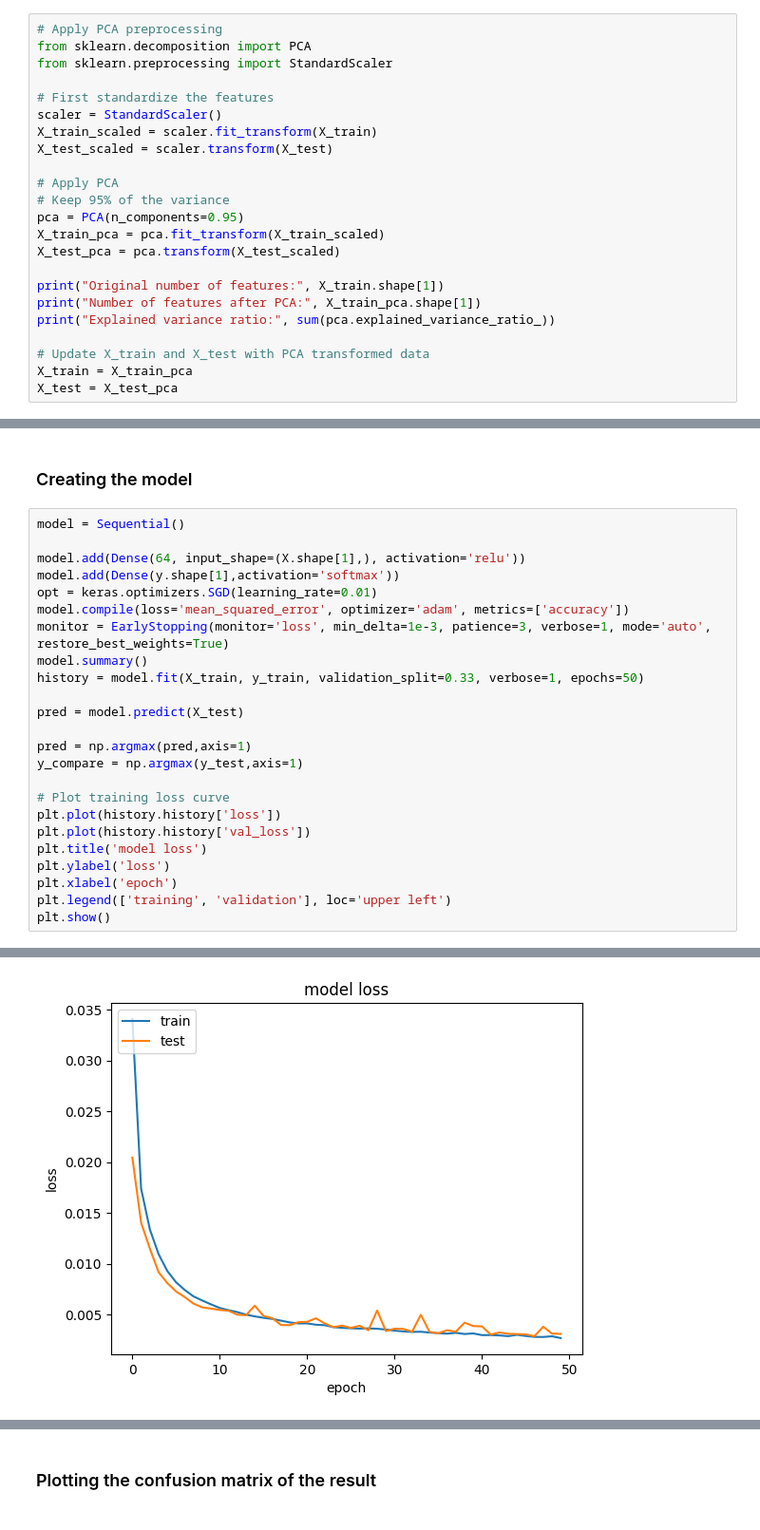
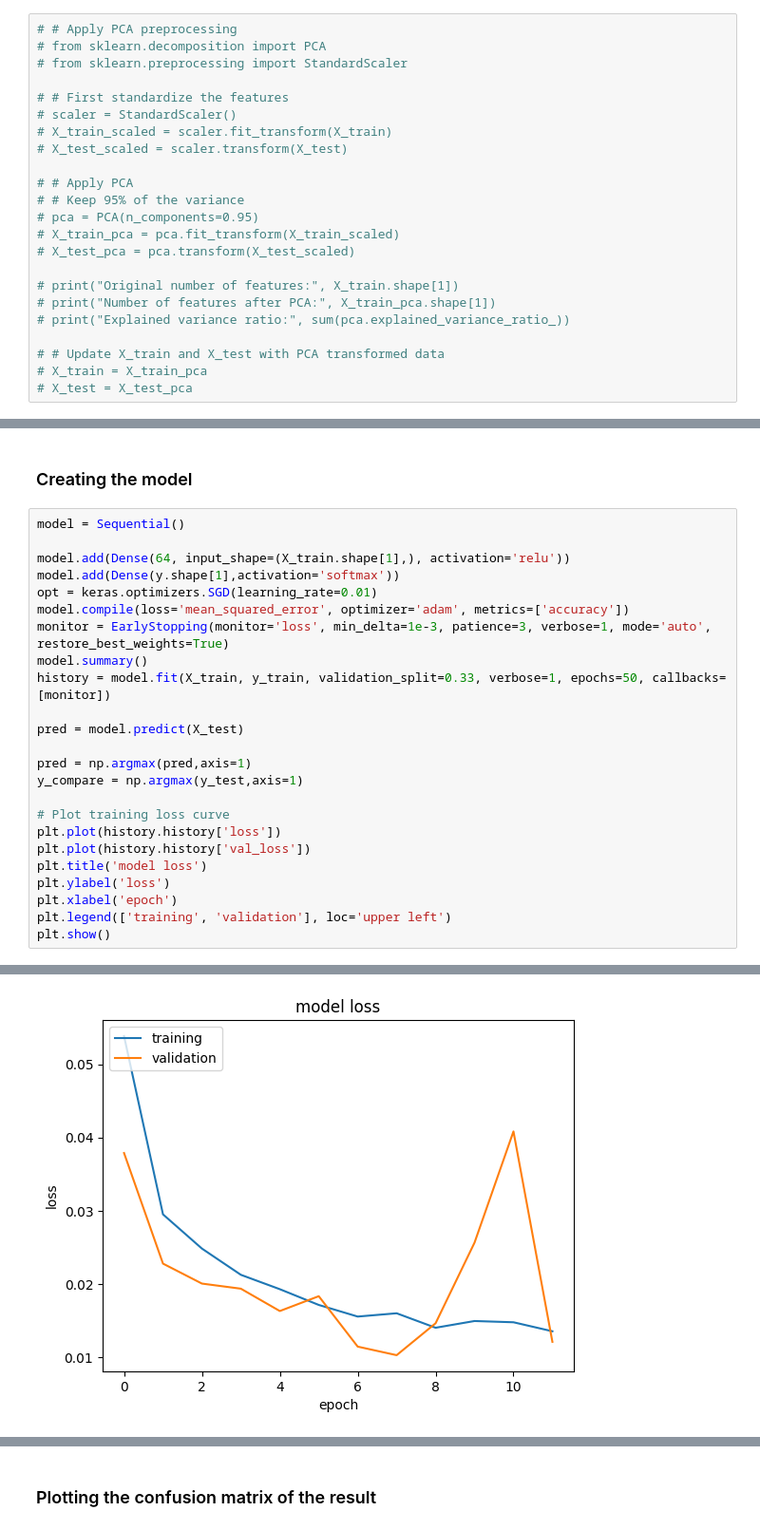
Before and after one commit to rrangelvargas/INM701, a Jupyter notebook: src/main_nn.ipynb, the cells around one changed output, grey strips where cells are left out. Shown at 95% size. Cells and saved outputs as stored; diff of their text form.

```diff
--- a/src/main_nn.ipynb
+++ b/src/main_nn.ipynb
@@ -86,25 +85,25 @@ plt.show()
 [figure]
 [figure]
 # %%
-# Apply PCA preprocessing
-from sklearn.decomposition import PCA
-from sklearn.preprocessing import StandardScaler
+# # Apply PCA preprocessing
+# from sklearn.decomposition import PCA
+# from sklearn.preprocessing import StandardScaler
 
-# First standardize the features
-scaler = StandardScaler()
-X_train_scaled = scaler.fit_transform(X_train)
-X_test_scaled = scaler.transform(X_test)
+# # First standardize the features
+# scaler = StandardScaler()
+# X_train_scaled = scaler.fit_transform(X_train)
+# X_test_scaled = scaler.transform(X_test)
 
-# Apply PCA
-# Keep 95% of the variance
-pca = PCA(n_components=0.95)
-X_train_pca = pca.fit_transform(X_train_scaled)
-X_test_pca = pca.transform(X_test_scaled)
+# # Apply PCA
+# # Keep 95% of the variance
+# pca = PCA(n_components=0.95)
+# X_train_pca = pca.fit_transform(X_train_scaled)
+# X_test_pca = pca.transform(X_test_scaled)
 
-print("Original number of features:", X_train.shape[1])
-print("Number of features after PCA:", X_train_pca.shape[1])
-print("Explained variance ratio:", sum(pca.explained_variance_ratio_))
+# print("Original number of features:", X_train.shape[1])
+# print("Number of features after PCA:", X_train_pca.shape[1])
+# print("Explained variance ratio:", sum(pca.explained_variance_ratio_))
 
-# Update X_train and X_test with PCA transformed data
-X_train = X_train_pca
-X_test = X_test_pca
+# # Update X_train and X_test with PCA transformed data
+# X_train = X_train_pca
+# X_test = X_test_pca
@@ -117,13 +148,13 @@ Explained variance ratio: 1.0
 # %%
 model = Sequential()
 
-model.add(Dense(64, input_shape=(X.shape[1],), activation='relu'))
+model.add(Dense(64, input_shape=(X_train.shape[1],), activation='relu'))
 model.add(Dense(y.shape[1],activation='softmax'))
 opt = keras.optimizers.SGD(learning_rate=0.01)
 model.compile(loss='mean_squared_error', optimizer='adam', metrics=['accuracy'])
 monitor = EarlyStopping(monitor='loss', min_delta=1e-3, patience=3, verbose=1, mode='auto', restore_best_weights=True)
 model.summary()
-history = model.fit(X_train, y_train, validation_split=0.33, verbose=1, epochs=50)
+history = model.fit(X_train, y_train, validation_split=0.33, verbose=1, epochs=50, callbacks=[monitor])
 
 pred = model.predict(X_test)
 
@@ -170,4 +201,4 @@ Epoch 50/50
-[figure, old version]
+[figure, new version]
 # %%
 score = metrics.accuracy_score(y_compare, pred)
 print("Accuracy score: {:.2f}".format(score))
```
Also changed, not shown: parts of 5 cells of this notebook, 2 other files.
